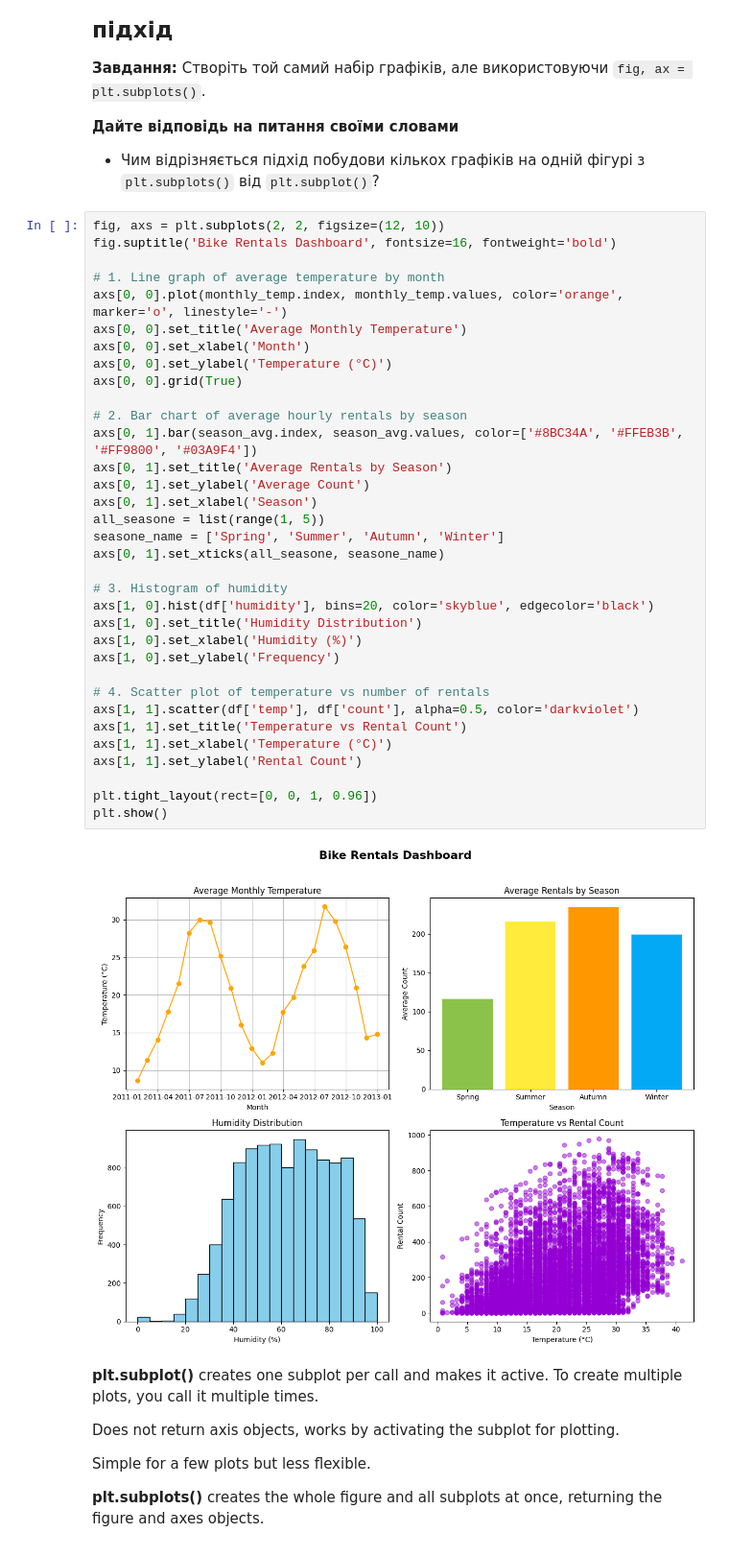
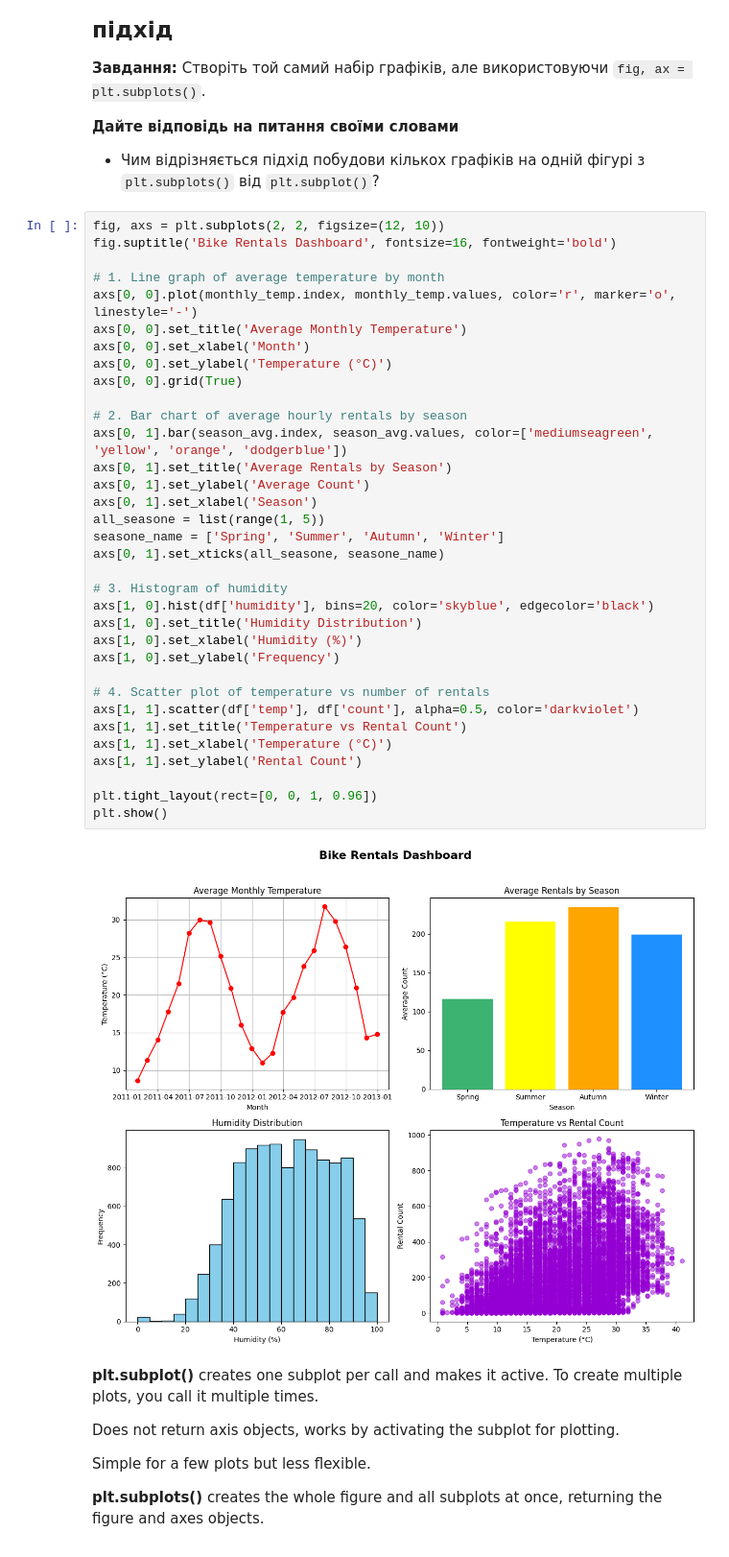
Before and after one commit to Yulia-Momotyuk/DLA-data-analysis-practice, a Jupyter notebook: Python/HW-7.2 Data visualization with Matplotlib.ipynb, the cells around one changed output. Shown: that part at 96% size. Drawn from its saved outputs; the diff is of its cells as text.

```diff
--- a/Python/HW-7.2 Data visualization with Matplotlib.ipynb
+++ b/Python/HW-7.2 Data visualization with Matplotlib.ipynb
@@ -210,37 +210,37 @@ fig, axs = plt.subplots(2, 2, figsize=(12, 10))
 fig.suptitle('Bike Rentals Dashboard', fontsize=16, fontweight='bold')
 
 # 1. Line graph of average temperature by month
-axs[0, 0].plot(monthly_temp.index, monthly_temp.values, color='orange', marker='o', linestyle='-')
+axs[0, 0].plot(monthly_temp.index, monthly_temp.values, color='r', marker='o', linestyle='-')
 axs[0, 0].set_title('Average Monthly Temperature')
 axs[0, 0].set_xlabel('Month')
 axs[0, 0].set_ylabel('Temperature (°C)')
 axs[0, 0].grid(True)
 
 # 2. Bar chart of average hourly rentals by season
-axs[0, 1].bar(season_avg.index, season_avg.values, color=['#8BC34A', '#FFEB3B', '#FF9800', '#03A9F4'])
+axs[0, 1].bar(season_avg.index, season_avg.values, color=['mediumseagreen', 'yellow', 'orange', 'dodgerblue'])
 axs[0, 1].set_title('Average Rentals by Season')
 axs[0, 1].set_ylabel('Average Count')
 axs[0, 1].set_xlabel('Season')
 all_seasone = list(range(1, 5))
 seasone_name = ['Spring', 'Summer', 'Autumn', 'Winter']
 axs[0, 1].set_xticks(all_seasone, seasone_name)
 
 # 3. Histogram of humidity
 axs[1, 0].hist(df['humidity'], bins=20, color='skyblue', edgecolor='black')
 axs[1, 0].set_title('Humidity Distribution')
 axs[1, 0].set_xlabel('Humidity (%)')
 axs[1, 0].set_ylabel('Frequency')
 
 # 4. Scatter plot of temperature vs number of rentals
 axs[1, 1].scatter(df['temp'], df['count'], alpha=0.5, color='darkviolet')
 axs[1, 1].set_title('Temperature vs Rental Count')
 axs[1, 1].set_xlabel('Temperature (°C)')
 axs[1, 1].set_ylabel('Rental Count')
 
 plt.tight_layout(rect=[0, 0, 1, 0.96])
 plt.show()
 # %% [output]
-[figure, old version]
+[figure, new version]
 # %% [markdown]
 **plt.subplot()** creates one subplot per call and makes it active. To create multiple plots, you call it multiple times.
 
```
Also changed, not shown: parts of 3 cells of this notebook, 2 other files.
